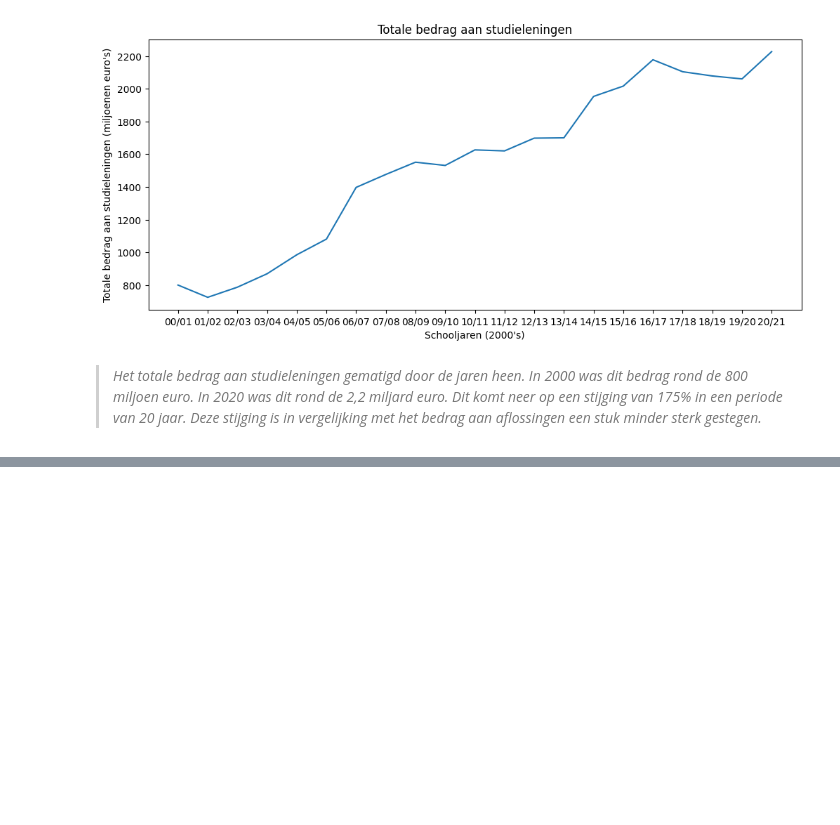
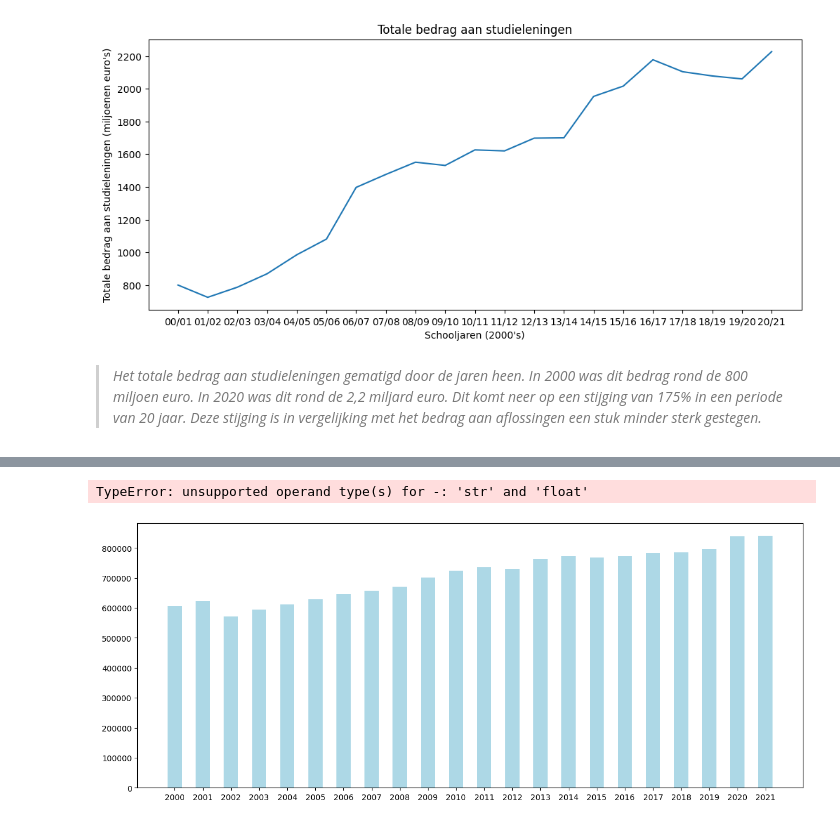
Before and after one commit to AbeDijkstra03/DataStory, a Jupyter notebook: _sources/docs/Niet-gebruikte Grafieken.ipynb, the cells around one changed output, grey strips where cells are left out. Drawn from its saved outputs; the diff is of its cells as text; code cells hidden in the pictures; blank space fills up the shorter version.

```diff
--- a/_sources/docs/Niet-gebruikte Grafieken.ipynb
+++ b/_sources/docs/Niet-gebruikte Grafieken.ipynb
@@ -151,0 +231,36 @@ plt.show()
+# %%
+# berekenen procentuele verandering van studenten per jaar
+studenten_per_jaar['percentuele_verandering'] = studenten_per_jaar['LeerlingenStudenten_1'].pct_change() * 100
+
+# grote van grafiek bepalen
+plt.figure(figsize=(15, 6))
+
+# bar chart maken
+bar_width = 0.5
+plt.bar(studenten_per_jaar['Perioden'], studenten_per_jaar['LeerlingenStudenten_1'], width=bar_width, color='lightblue', label='Aantal studenten')
+
+# opmaak van grafiek (juiste posities voor percentages bepalen)
+for i, pct_change in enumerate(studenten_per_jaar['percentuele_verandering']):
+    if not pd.isnull(pct_change):
+        x = studenten_per_jaar['Perioden'][i] - bar_width/1
+        y = studenten_per_jaar['LeerlingenStudenten_1'][i] + 1000
+        color = 'green' if pct_change >= 0 else 'red'
+
+        plt.annotate(f"{pct_change:.1f}%", xy=(x, y), xytext=(x, y-1000), ha='center', va='top', color=color)
+
+# assen en titel toevoegen
+plt.xlabel('Jaren', color='lightgray')
+plt.ylabel('Aantal studenten', color='lightgray')
+plt.title('Aantal studenten en procentuele verandering per jaar', color='lightgray')
+
+# limieten x-as bepalen
+plt.xlim(min(studenten_per_jaar['Perioden']) - bar_width, max(studenten_per_jaar['Perioden']) + bar_width*2)
+plt.xticks(studenten_per_jaar['Perioden'])
+
+# weergeven plot
+plt.legend()
+plt.tight_layout()
+plt.show()
+# %% [output]
+TypeError: unsupported operand type(s) for -: 'str' and 'float'
+[figure, added]
```
Also changed, not shown: parts of 2 cells of this notebook, 7 other files.
